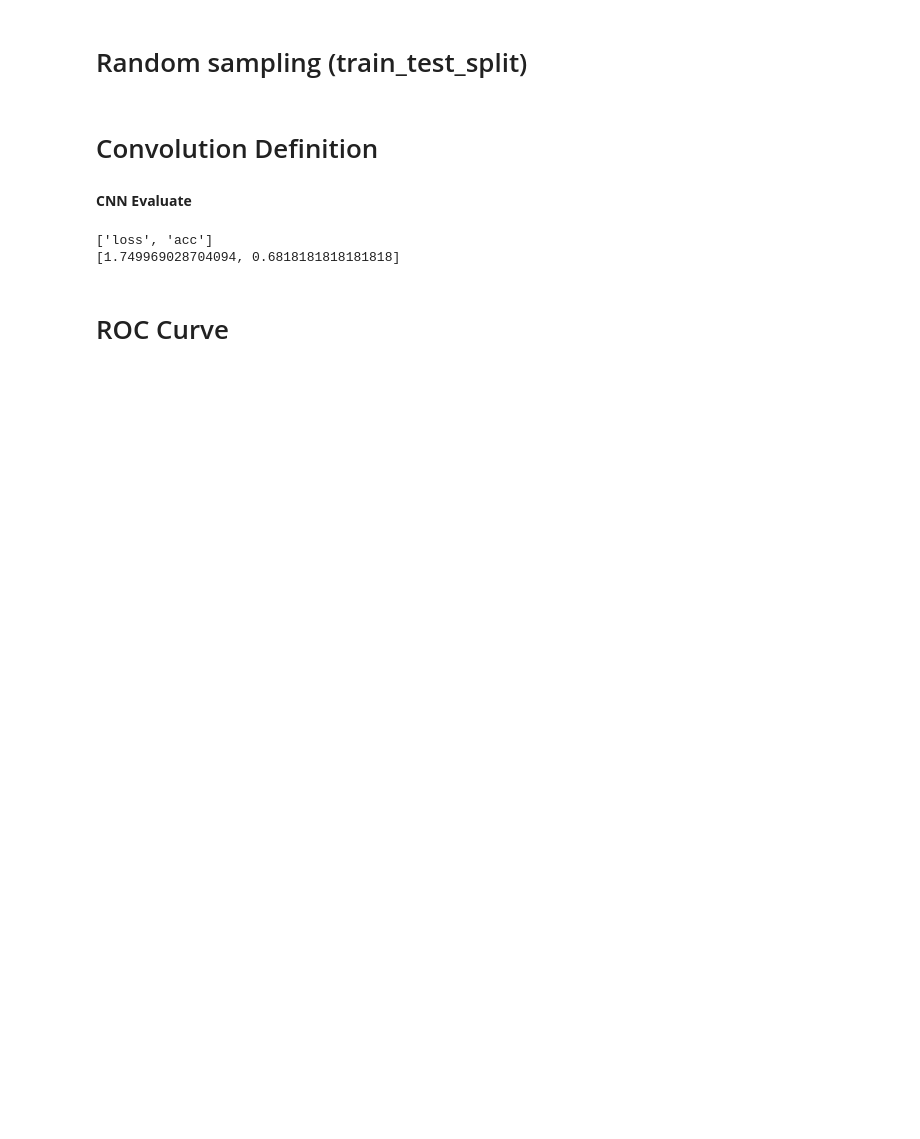
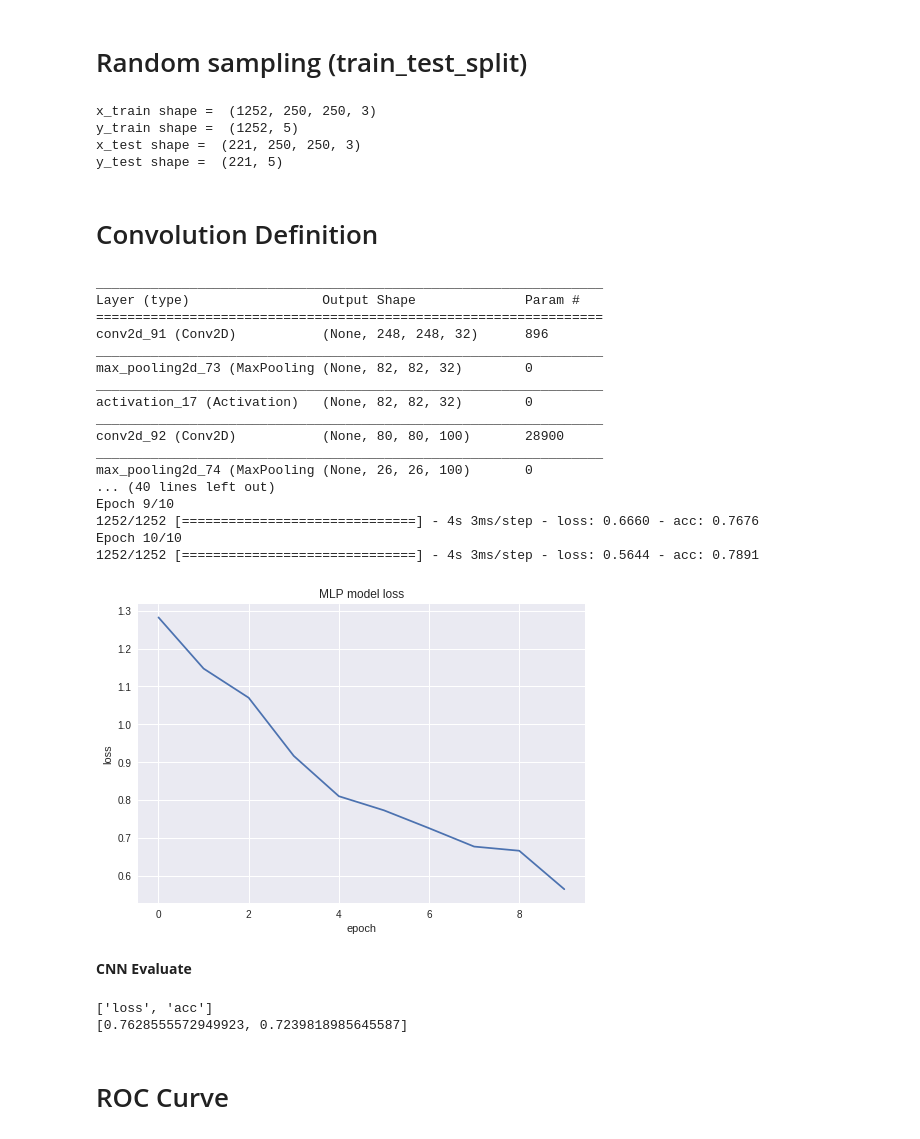
Before and after one commit to kasettakorn/Machine_Learning, a Jupyter notebook: Project_ML.ipynb, the cells around one changed output. Saved outputs shown, nothing was run; the diff lists cells and outputs as text; code cells hidden in the pictures; blank space fills up the shorter version.

```diff
--- a/Project_ML.ipynb
+++ b/Project_ML.ipynb
@@ -22,8 +22,8 @@ import tensorflow as tf
 folders = ['Machine_Learning/Datasets/Images/bedroom',
 'Machine_Learning/Datasets/Images/bookstore',
 'Machine_Learning/Datasets/Images/concert_hall',
-'Machine_Learning/Datasets/Images/dining_room',
-'Machine_Learning/Datasets/Images/gym']
+'Machine_Learning/Datasets/Images/movietheater',
+'Machine_Learning/Datasets/Images/trainstation']
 sess = tf.Session()
 images = []
 labels = []
@@ -34,7 +34,7 @@ def load_image_from_folder(folder):
     for filename in os.listdir(folder):
         try:
             img = cv2.imread(os.path.join(folder, filename))
-            img = cv2.resize(img, (300,300))
+            img = cv2.resize(img, (250,250))
             img = image.img_to_array(img)
             label = folder.split(os.path.sep)[-1]
             labels.append(label)
@@ -46,10 +46,7 @@ def load_image_from_folder(folder):
 
 for folder in folders:
     load_image_from_folder(folder)
-x = np.array(images)
-print(x[0][0][0])
 x = np.array(images)/255
-print(x[0][0][0])
 y = np.array(labels)
 print(room_label)
 # %%
@@ -68,49 +77,78 @@ print(y)
 # Random sampling (train_test_split)
 # %%
 from sklearn.model_selection import train_test_split
-(x_train, x_test, y_train, y_test) = train_test_split(x, y, test_size=0.2, random_state=42)
+(x_train, x_test, y_train, y_test) = train_test_split(x, y, test_size=0.15, random_state=42)
 
-print(x_train.shape)
-print(y_train.shape)
-print(x_test.shape)
-print(y_test.shape)
+print("x_train shape = ", x_train.shape)
+print("y_train shape = ",y_train.shape)
+print("x_test shape = ",x_test.shape)
+print("y_test shape = ",y_test.shape)
+# %% [output]
+x_train shape =  (1252, 250, 250, 3)
+y_train shape =  (1252, 5)
+x_test shape =  (221, 250, 250, 3)
+y_test shape =  (221, 5)
 # %% [markdown]
 # Convolution Definition
 # %%
 #Convolution-NN
 from keras.models import Sequential
-from keras.layers import Conv2D, MaxPooling2D
+from keras.layers import Conv2D, MaxPooling2D, Activation
 from keras.layers import Flatten, Dense
 from keras.layers import BatchNormalization
 
 cnn = Sequential()
-cnn.add(Conv2D(100, (3, 3), input_shape=(300,300,3), activation='relu'))
+
+cnn.add(Conv2D(32, (3, 3), input_shape=(300,300,3), activation='relu'))
 cnn.add(MaxPooling2D(pool_size = (3, 3)))
+cnn.add(Activation('relu'))
+
 
 cnn.add(Conv2D(100, (3, 3) ,activation='relu'))
 cnn.add(MaxPooling2D(pool_size = (3, 3)))
 
+
 cnn.add(Conv2D(68, (3, 3) ,activation='relu'))
 cnn.add(MaxPooling2D(pool_size = (3, 3)))
 
+cnn.add(Conv2D(68, (3, 3) ,activation='relu'))
 cnn.add(Conv2D(68, (3, 3) ,activation='relu'))
 cnn.add(MaxPooling2D(pool_size = (3, 3)))
 
 
 cnn.add(Flatten())
 cnn.add(Dense(150, activation='relu'))
-cnn.add(Dense(60, activation='relu'))
+cnn.add(Dense(100, activation='relu'))
 cnn.add(Dense(5, activation='softmax'))
 
 cnn.compile(loss='categorical_crossentropy', metrics=['accuracy'], optimizer='adam')
 print(cnn.summary())
 
 
-history = cnn.fit(x_train, y_train, epochs=25, batch_size=32)
+history = cnn.fit(x_train, y_train, epochs=10, batch_size=32)
 plt.plot(history.history['loss'])
 plt.title('MLP model loss')
 plt.ylabel('loss')
 plt.xlabel('epoch')
 plt.show()
+# %% [output]
+_________________________________________________________________
+Layer (type)                 Output Shape              Param #
+=================================================================
+conv2d_91 (Conv2D)           (None, 248, 248, 32)      896
+_________________________________________________________________
+max_pooling2d_73 (MaxPooling (None, 82, 82, 32)        0
+_________________________________________________________________
+activation_17 (Activation)   (None, 82, 82, 32)        0
+_________________________________________________________________
+conv2d_92 (Conv2D)           (None, 80, 80, 100)       28900
+_________________________________________________________________
+max_pooling2d_74 (MaxPooling (None, 26, 26, 100)       0
+... (40 lines left out)
+Epoch 9/10
+1252/1252 [==============================] - 4s 3ms/step - loss: 0.6660 - acc: 0.7676
+Epoch 10/10
+1252/1252 [==============================] - 4s 3ms/step - loss: 0.5644 - acc: 0.7891
+[figure, added]
 # %%
 #Test Image
@@ -125,7 +161,7 @@ print(cnn.metrics_names)
 print(score)
 # %% [output]
 ['loss', 'acc']
-[1.749969028704094, 0.6818181818181818]
+[0.7628555572949923, 0.7239818985645587]
 # %% [markdown]
 # ROC Curve
 # %%
```
Also changed, not shown: parts of 3 cells of this notebook.
